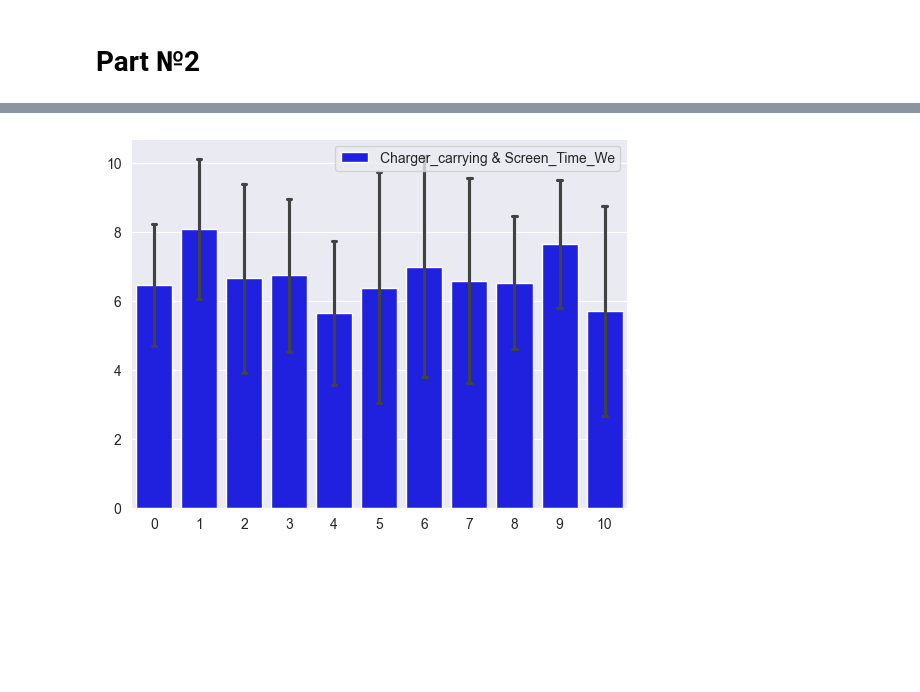
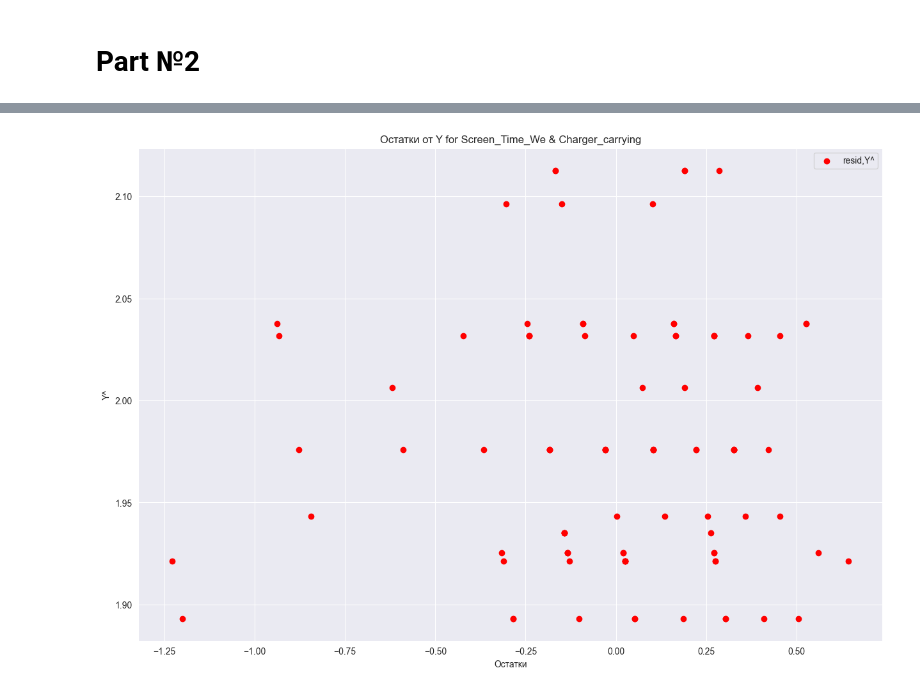
Before and after one commit to Saharochekl/DataAn2024, a Jupyter notebook: Projekt_Screentime.ipynb, the cells around one changed output, grey strips where cells are left out. Cells and saved outputs as stored; diff of their text form; code cells hidden in the pictures; blank space fills up the shorter version.

Commit message:
resid added, tests added

```diff
--- a/Projekt_Screentime.ipynb
+++ b/Projekt_Screentime.ipynb
@@ -270,6 +270,14 @@ b = model1.params
 Y_plt = b[0] + b[1] * X + b[2]* X**2 + b[3]* np.log(X+1) + b[4] * np.sin(X)
 print(model1.summary())
 
+test01 = ssa.het_breuschpagan(model1.resid**2, X_poly)
+print("Тест Бройша - Пагана на Гетероскед для Charger_carrying & Screen_Time_We : ",test01)
+test02 = ssa.het_white(model1.resid**2, X_poly)
+print("Тест на Гетероск White для Charger_carrying & Screen_Time_We : ",test02, "\n")
+test03 = ssa.het_goldfeldquandt(model1.resid**2, X_poly)
+print("Тест Голфреда-Кванта на Гетероск для Charger_carrying & Screen_Time_We : ",test03, "\n")
+
+
 print("\n coeff [const, X, X^2, log(X+1), sin(X)] = ",model1.params)
 print("\n std_ err [const, X, X^2, log(X+1), sin(X)] = ", model1.bse, "\n")
 
@@ -287,7 +295,7 @@ f1(x_spline, Y, y_spline)
 
 
 plt.figure(figsize=(15, 10))
-plt.scatter(X, Y, color='yellow', label='Charger_carrying & Screen_Time_We')
+plt.scatter(X, Y, color='blue', label='Charger_carrying & Screen_Time_We')
 plt.plot(x_spline, y_spline, color='green', label='Spline Regression')
 plt.plot(X, results_lc.fit(X)[0], color='red', label='Local Constant Regression')
 plt.plot(X, results_ll.fit(X)[0], color='purple', label='Local Linear Regression')
@@ -299,6 +307,14 @@ plt.legend()
 plt.savefig('График регрессий Screen_Time_We & Charger_carrying.png', dpi=300, bbox_inches='tight')
 plt.show()
 
+plt.figure(figsize=(15, 10))
+plt.scatter(model1.resid, Y_plt, color='r', label='resid,Y^')
+plt.title('Остатки от Y for Screen_Time_We & Charger_carrying')
+plt.ylabel('Y^')
+plt.xlabel('Остатки')
+plt.legend()
+plt.savefig('График остатков Screen_Time_We & Charger_carrying.png', dpi=300, bbox_inches='tight')
+plt.show()
 
 _= sns.barplot(data=data,
                x=Charger_carrying,
@@ -337,6 +353,14 @@ for kernel in kernels:
 b = model1.params
 Y_plt = b[0] + b[1] * X + b[2]* X**2 + b[3]* np.log(X+1) + b[4] * np.sin(X)
 print(model1.summary())
+
+test01 = ssa.het_breuschpagan(model1.resid**2, X_poly)
+print("Тест Бройша - Пагана на Гетероскед для Charger_carrying & Screen_Time_WD : ",test01)
+test02 = ssa.het_white(model1.resid**2, X_poly)
+print("Тест на Гетероск White для Charger_carrying & Screen_Time_WD : ",test02, "\n")
+test03 = ssa.het_goldfeldquandt(model1.resid**2, X_poly)
+print("Тест Голфреда-Кванта на Гетероск для Charger_carrying & Screen_Time_WD: ",test03, "\n")
+
 print("\n coeff [const, X, X^2, log(X+1), sin(X)] = ",model1.params)
 print("\n std_ err [const, X, X^2, log(X+1), sin(X)] = ", model1.bse, "\n")
 print("Polynomial Regression: ")
@@ -352,7 +376,7 @@ print("\nSpline Regression: ")
 f1(x_spline, Y, y_spline)
 
 plt.figure(figsize=(15, 10))
-plt.scatter(X, Y, color='yellow', label='Charger_carrying & Screen_Time_WD')
+plt.scatter(X, Y, color='blue', label='Charger_carrying & Screen_Time_WD')
 plt.plot(x_spline, y_spline, color='green', label='Spline Regression')
 plt.plot(X, results_lc.fit(X)[0], color='red', label='Local Constant Regression')
 plt.plot(X, results_ll.fit(X)[0], color='purple', label='Local Linear Regression')
@@ -364,6 +388,14 @@ plt.legend()
 plt.savefig('График регрессий Charger_carrying & Screen_Time_WD.png', dpi=300, bbox_inches='tight')
 plt.show()
 
+plt.figure(figsize=(15, 10))
+plt.scatter(model1.resid, Y_plt, color='r', label='resid,Y^')
+plt.title('Остатки от Y for Charger_carrying & Screen_Time_WD')
+plt.ylabel('Y^')
+plt.xlabel('Остатки')
+plt.legend()
+plt.savefig('График остатков Charger_carrying & Screen_Time_WD.png', dpi=300, bbox_inches='tight')
+plt.show()
 
 _= sns.barplot(data=data,
                x=Charger_carrying,
@@ -402,6 +434,13 @@ for kernel in kernels:
 b = model1.params
 Y_plt = b[0] + b[1] * X + b[2]* X**2 + b[3]* np.log(X+1) + b[4] * np.sin(X)
 print(model1.summary())
+test01 = ssa.het_breuschpagan(model1.resid**2, X_poly)
+print("Тест Бройша - Пагана на Гетероскед для Charger_carrying & Notification_annoy : ",test01)
+test02 = ssa.het_white(model1.resid**2, X_poly)
+print("Тест на Гетероск White для Charger_carrying & Notification_annoy : ",test02, "\n")
+test03 = ssa.het_goldfeldquandt(model1.resid**2, X_poly)
+print("Тест Голфреда-Кванта на Гетероск для Charger_carrying & Notification_annoy: ",test03, "\n")
+
 print("\n coeff [const, X, X^2, log(X+1), sin(X)] = ",model1.params)
 print("\n std_ err [const, X, X^2, log(X+1), sin(X)] = ", model1.bse, "\n")
 print("Polynomial Regression: ")
@@ -417,7 +456,7 @@ print("\nSpline Regression: ")
 f1(x_spline, Y, y_spline)
 
 plt.figure(figsize=(15, 10))
-plt.scatter(X, Y, color='yellow', label='Charger_carrying & Notification_annoy')
+plt.scatter(X, Y, color='blue', label='Charger_carrying & Notification_annoy')
 plt.plot(x_spline, y_spline, color='green', label='Spline Regression')
 plt.plot(X, results_lc.fit(X)[0], color='red', label='Local Constant Regression')
 plt.plot(X, results_ll.fit(X)[0], color='purple', label='Local Linear Regression')
@@ -429,6 +468,14 @@ plt.legend()
 plt.savefig('График регрессий Charger_carrying & Notification_annoy.png', dpi=300, bbox_inches='tight')
 plt.show()
 
+plt.figure(figsize=(15, 10))
+plt.scatter(model1.resid, Y_plt, color='r', label='resid,Y^')
+plt.title('Остатки от Y for Charger_carrying & Notification_annoy')
+plt.ylabel('Y^')
+plt.xlabel('Остатки')
+plt.legend()
+plt.savefig('График остатков Charger_carrying & Notification_annoy.png', dpi=300, bbox_inches='tight')
+plt.show()
 
 _= sns.barplot(data=data,
                x=Charger_carrying,
@@ -468,6 +515,13 @@ for kernel in kernels:
 b = model1.params
 Y_plt = b[0] + b[1] * X + b[2]* X**2 + b[3]* np.log(X+1) + b[4] * np.sin(X)
 print(model1.summary())
+test01 = ssa.het_breuschpagan(model1.resid**2, X_poly)
+print("Тест Бройша - Пагана на Гетероскед для Age & Screen_Time_We : ",test01)
+test02 = ssa.het_white(model1.resid**2, X_poly)
+print("Тест на Гетероск White для Age & Screen_Time_We : ",test02, "\n")
+test03 = ssa.het_goldfeldquandt(model1.resid**2, X_poly)
+print("Тест Голфреда-Кванта на Гетероск для Age & Screen_Time_We: ",test03, "\n")
+
 print("\n coeff [const, X, X^2, log(X+1), sin(X)] = ",model1.params)
 print("\n std_ err [const, X, X^2, log(X+1), sin(X)] = ", model1.bse, "\n")
 print("Polynomial Regression: ")
@@ -483,7 +537,7 @@ print("\nSpline Regression: ")
 f1(x_spline, Y, y_spline)
 
 plt.figure(figsize=(15, 10))
-plt.scatter(X, Y, color='yellow', label='Age & Screen_Time_We')
+plt.scatter(X, Y, color='blue', label='Age & Screen_Time_We')
 plt.plot(x_spline, y_spline, color='green', label='Spline Regression')
 plt.plot(X, results_lc.fit(X)[0], color='red', label='Local Constant Regression')
 plt.plot(X, results_ll.fit(X)[0], color='purple', label='Local Linear Regression')
@@ -495,6 +549,14 @@ plt.legend()
 plt.savefig('График регрессий Age & Screen_Time_We.png', dpi=300, bbox_inches='tight')
 plt.show()
 
+plt.figure(figsize=(15, 10))
+plt.scatter(model1.resid, Y_plt, color='r', label='resid,Y^')
+plt.title('Остатки от Y for Age & Screen_Time_We')
+plt.ylabel('Y^')
+plt.xlabel('Остатки')
+plt.legend()
+plt.savefig('График остатков Age & Screen_Time_We.png', dpi=300, bbox_inches='tight')
+plt.show()
 
 _= sns.barplot(data=data,
                x=Age,
@@ -534,6 +596,14 @@ for kernel in kernels:
 b = model1.params
 Y_plt = b[0] + b[1] * X + b[2]* X**2 + b[3]* np.log(X+1) + b[4] * np.sin(X)
 print(model1.summary())
+
+test01 = ssa.het_breuschpagan(model1.resid**2, X_poly)
+print("Тест Бройша - Пагана на Гетероскед для Age & Screen_Time_WD : ",test01)
+test02 = ssa.het_white(model1.resid**2, X_poly)
+print("Тест на Гетероск White для Age & Screen_Time_WD : ",test02, "\n")
+test03 = ssa.het_goldfeldquandt(model1.resid**2, X_poly)
+print("Тест Голфреда-Кванта на Гетероск для Age & Screen_Time_WD: ",test03, "\n")
+
 print("\n coeff [const, X, X^2, log(X+1), sin(X)] = ",model1.params)
 print("\n std_ err [const, X, X^2, log(X+1), sin(X)] = ", model1.bse, "\n")
 print("Polynomial Regression: ")
@@ -549,7 +619,7 @@ print("\nSpline Regression: ")
 f1(x_spline, Y, y_spline)
 
 plt.figure(figsize=(15, 10))
-plt.scatter(X, Y, color='yellow', label='Age & Screen_Time_WD')
+plt.scatter(X, Y, color='blue', label='Age & Screen_Time_WD')
 plt.plot(x_spline, y_spline, color='green', label='Spline Regression')
 plt.plot(X, results_lc.fit(X)[0], color='red', label='Local Constant Regression')
 plt.plot(X, results_ll.fit(X)[0], color='purple', label='Local Linear Regression')
@@ -561,6 +631,14 @@ plt.legend()
 plt.savefig('График регрессий Age & Screen_Time_WD.png', dpi=300, bbox_inches='tight')
 plt.show()
 
+plt.figure(figsize=(15, 10))
+plt.scatter(model1.resid, Y_plt, color='r', label='resid,Y^')
+plt.title('Остатки от Y for Age & Screen_Time_WD')
+plt.ylabel('Y^')
+plt.xlabel('Остатки')
+plt.legend()
+plt.savefig('График остатков Age & Screen_Time_WD.png', dpi=300, bbox_inches='tight')
+plt.show()
 
 _= sns.barplot(data=data,
                x=Age,
@@ -590 +668 @@ F p-value: 0.6081914197457905
-[figure, old version]
+[figure, new version]
```
Also changed, not shown: parts of 1 cell of this notebook, 10 other files.
